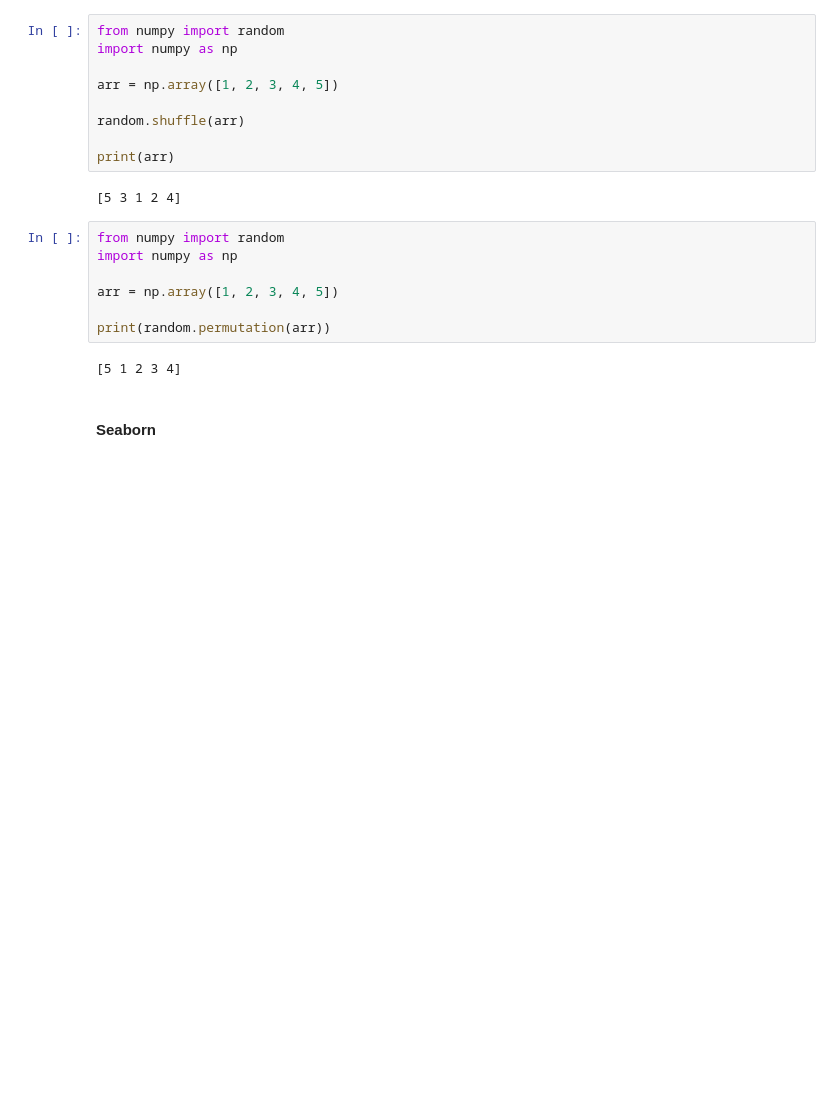
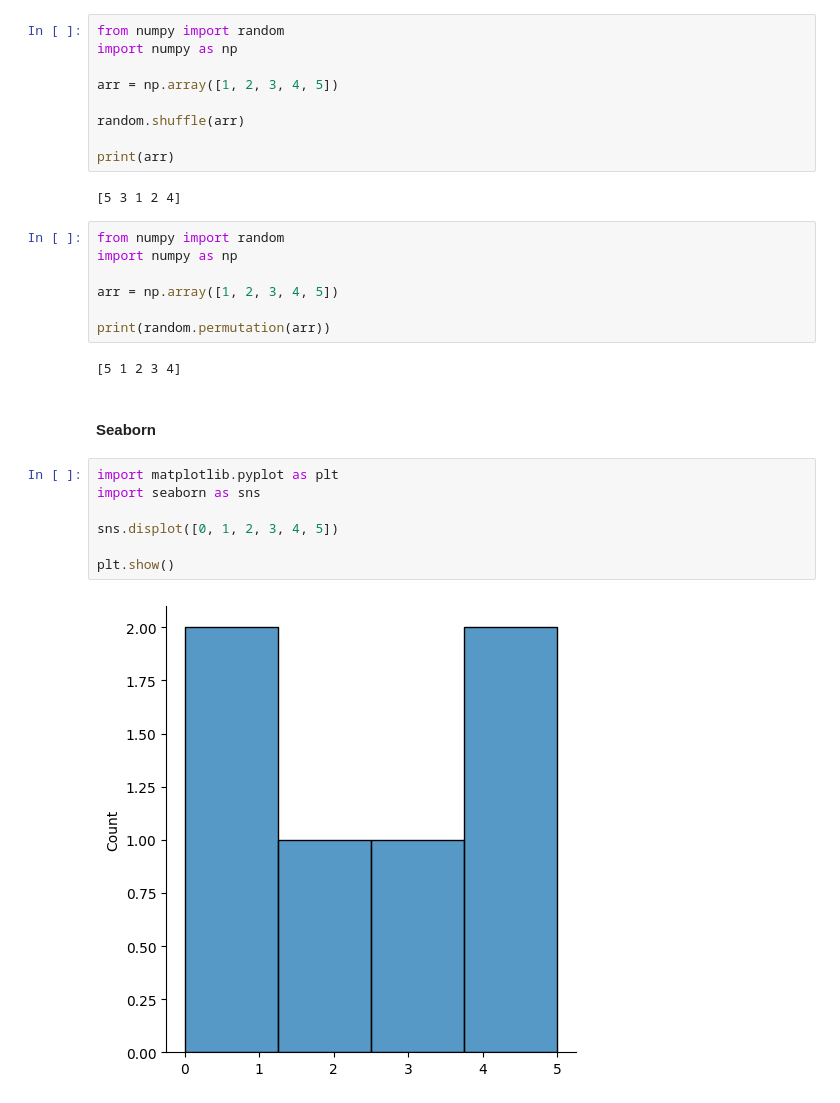
Before and after one commit to MAK8405/NumPyHub, a Jupyter notebook: 1. NumPy Tutorial.ipynb, the cells around one changed output. Saved outputs shown, nothing was run; the diff lists cells and outputs as text; blank space fills up the shorter version.

Commit message:
Finish Seaborn Module

```diff
--- a/1. NumPy Tutorial.ipynb
+++ b/1. NumPy Tutorial.ipynb
@@ -1064,3 +1064,12 @@ print(random.permutation(arr))
 [5 1 2 3 4]
 # %% [markdown]
 #### Seaborn
+# %%
+import matplotlib.pyplot as plt
+import seaborn as sns
+
+sns.displot([0, 1, 2, 3, 4, 5])
+
+plt.show()
+# %% [output]
+[figure, added]
```
Also changed, not shown: parts of 2 cells of this notebook.
